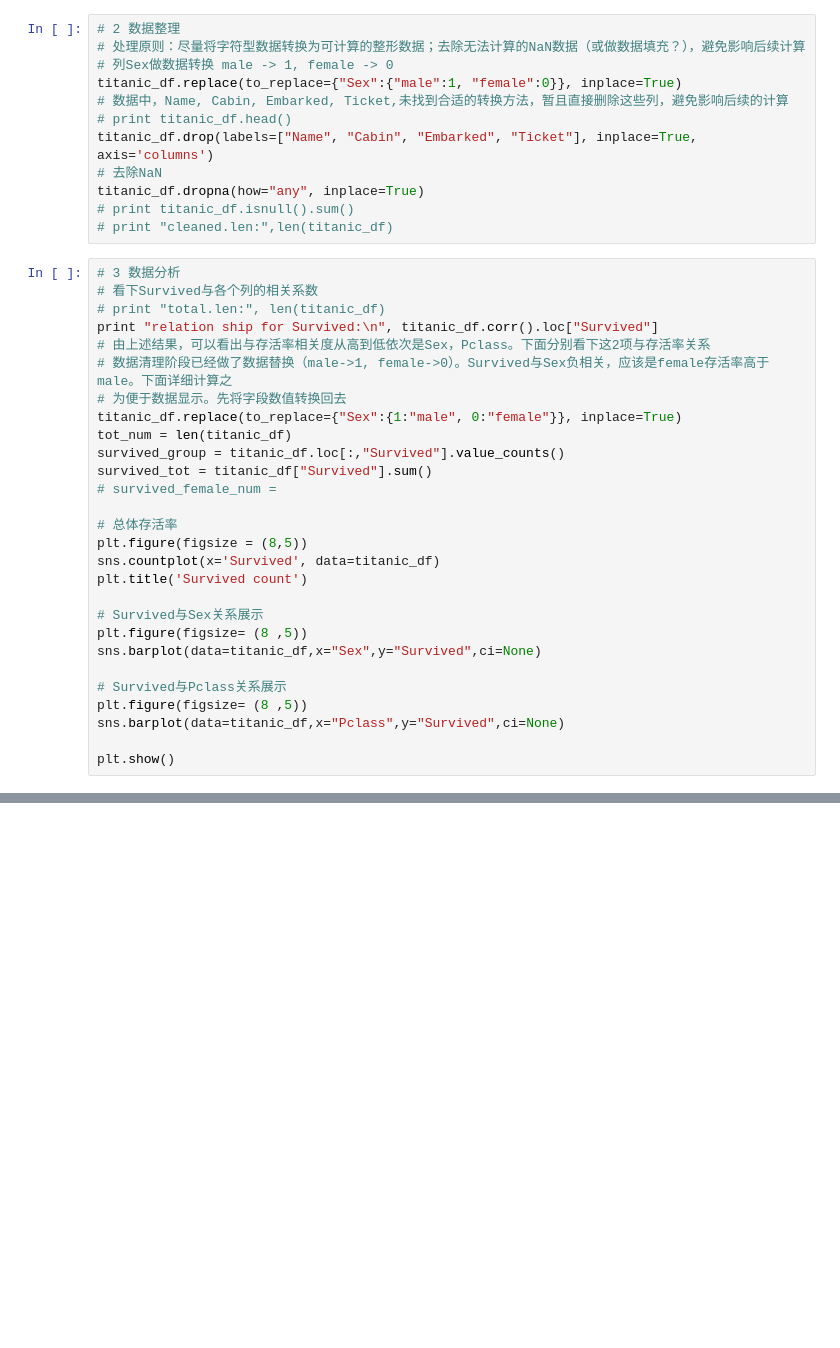
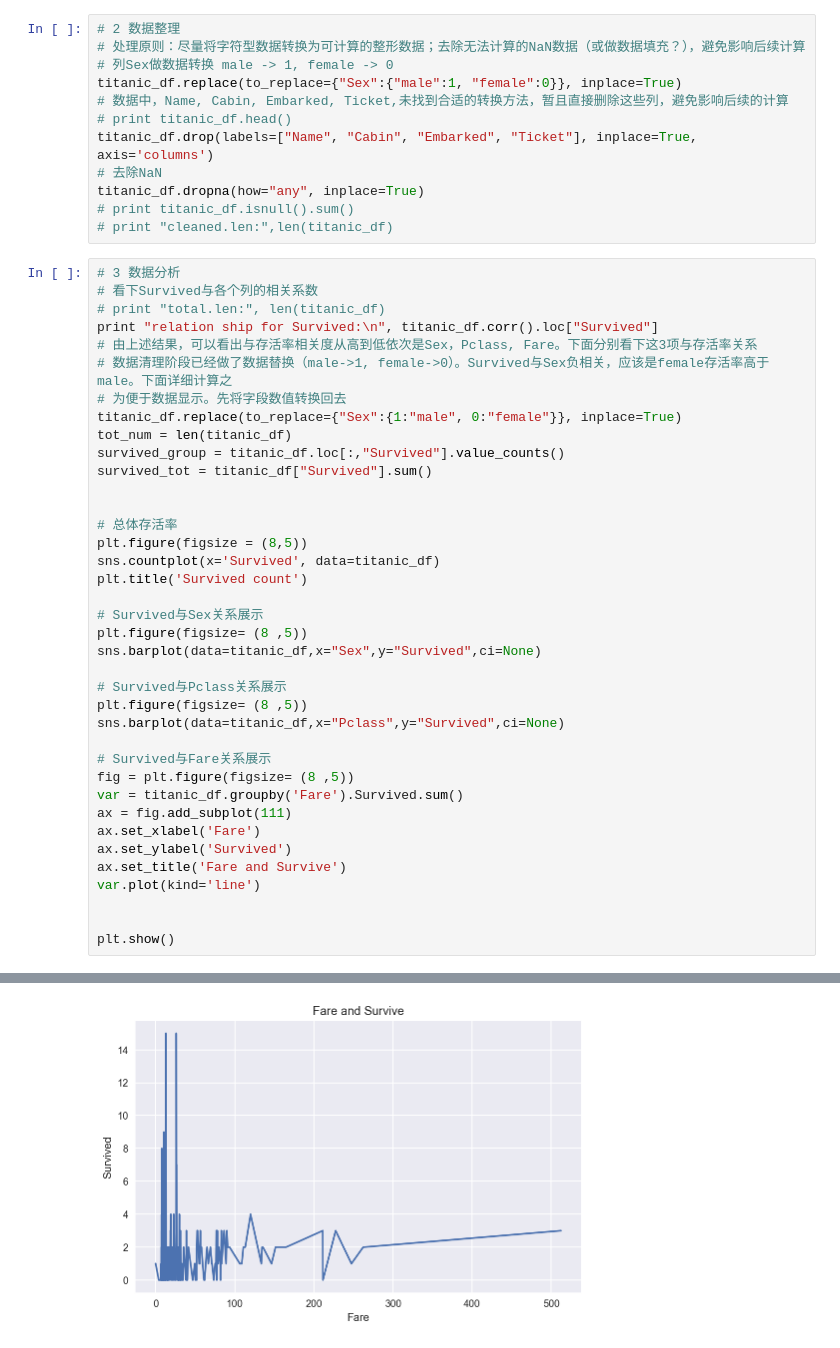
Before and after one commit to soar4/titanic_data, a Jupyter notebook: titanic.ipynb, the cells around one changed output, grey strips where cells are left out. Cells and saved outputs as stored; diff of their text form; blank space fills up the shorter version.

```diff
--- a/titanic.ipynb
+++ b/titanic.ipynb
@@ -33,14 +33,14 @@ titanic_df.dropna(how="any", inplace=True)
 # 看下Survived与各个列的相关系数
 # print "total.len:", len(titanic_df)
 print "relation ship for Survived:\n", titanic_df.corr().loc["Survived"]
-# 由上述结果，可以看出与存活率相关度从高到低依次是Sex，Pclass。下面分别看下这2项与存活率关系
+# 由上述结果，可以看出与存活率相关度从高到低依次是Sex，Pclass, Fare。下面分别看下这3项与存活率关系
 # 数据清理阶段已经做了数据替换（male->1, female->0）。Survived与Sex负相关，应该是female存活率高于male。下面详细计算之
 # 为便于数据显示。先将字段数值转换回去
 titanic_df.replace(to_replace={"Sex":{1:"male", 0:"female"}}, inplace=True)
 tot_num = len(titanic_df)
 survived_group = titanic_df.loc[:,"Survived"].value_counts()
 survived_tot = titanic_df["Survived"].sum()
-# survived_female_num =
+
 
 # 总体存活率
 plt.figure(figsize = (8,5))
@@ -55,6 +55,16 @@ sns.barplot(data=titanic_df,x="Sex",y="Survived",ci=None)
 plt.figure(figsize= (8 ,5))
 sns.barplot(data=titanic_df,x="Pclass",y="Survived",ci=None)
 
+# Survived与Fare关系展示
+fig = plt.figure(figsize= (8 ,5))
+var = titanic_df.groupby('Fare').Survived.sum()
+ax = fig.add_subplot(111)
+ax.set_xlabel('Fare')
+ax.set_ylabel('Survived')
+ax.set_title('Fare and Survive')
+var.plot(kind='line')
+
+
 plt.show()
 # %% [output]
 relation ship for Survived:
@@ -69,3 +88,4 @@ Name: Survived, dtype: float64
 [figure]
 [figure]
 [figure]
+[figure, added]
```
Also changed, not shown: parts of 4 cells of this notebook.
